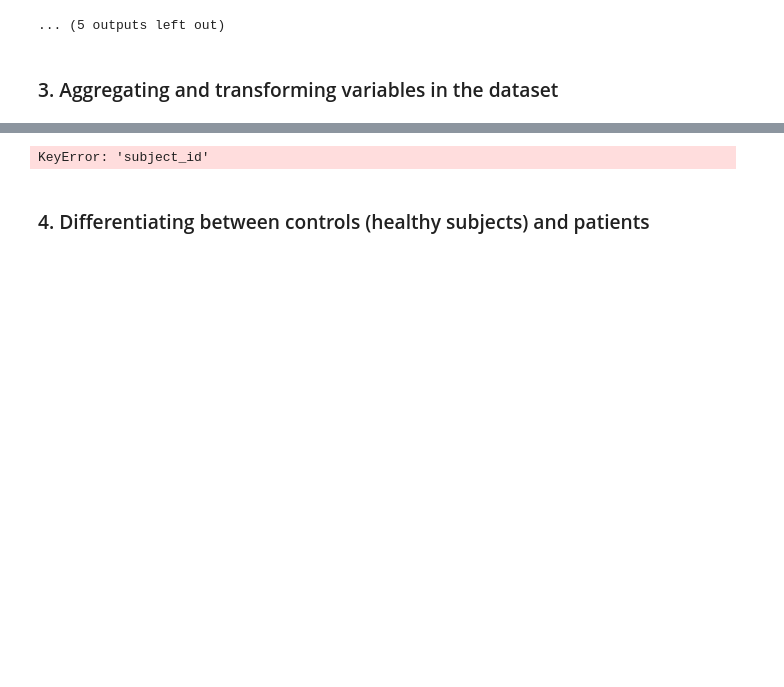
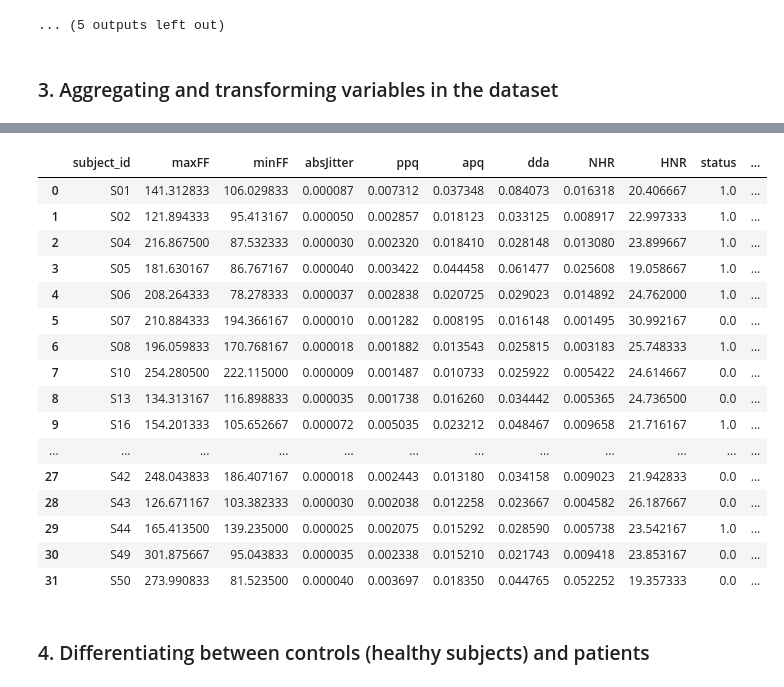
Before and after one commit to eliassanz01/LABSP, a Jupyter notebook: Collaborative coding.ipynb, the cells around one changed output, grey strips where cells are left out. Cells and saved outputs as stored; diff of their text form; code cells hidden in the pictures; blank space fills up the shorter version.

```diff
--- a/Collaborative coding.ipynb
+++ b/Collaborative coding.ipynb
@@ -232,3 +232,12 @@ max    592.030000  239.170000    0.000260    0.019580    0.137780    0.169420
 ... (5 outputs left out)
 # %% [markdown]
 ### 3. Aggregating and transforming variables in the dataset
+# %%
+cleaned_df['status'] = pd.to_numeric(cleaned_df['status'], errors='coerce')
+aux = cleaned_df.name.str.split('_',expand=True)
+aux.columns = ['phon','R','subject_id','trial']
+cleaned_df['subject_id'] = aux.subject_id
+cleaned_df['trial'] = aux.trial
+cleaned_df.drop(cleaned_df.columns[[0]], axis=1, inplace=True)
+new_df=cleaned_df
+new_df.head(5)
@@ -235,8 +251,27 @@ max    592.030000  239.170000    0.000260    0.019580    0.137780    0.169420
+# %%
+transformed_df=new_df
 # %%
 gv="subject_id"
-averaged_df=group_and_average(cleaned_df, gv)
+averaged_df=group_and_average(transformed_df, gv)
+averaged_df
 # %% [output]
-KeyError: 'subject_id'
+|  | subject_id | maxFF | minFF | absJitter | ppq | apq | dda | NHR | HNR | status | ... |
+| 0 | S01 | 141.312833 | 106.029833 | 0.000087 | 0.007312 | 0.037348 | 0.084073 | 0.016318 | 20.406667 | 1.0 | ... |
+| 1 | S02 | 121.894333 | 95.413167 | 0.000050 | 0.002857 | 0.018123 | 0.033125 | 0.008917 | 22.997333 | 1.0 | ... |
+| 2 | S04 | 216.867500 | 87.532333 | 0.000030 | 0.002320 | 0.018410 | 0.028148 | 0.013080 | 23.899667 | 1.0 | ... |
+| 3 | S05 | 181.630167 | 86.767167 | 0.000040 | 0.003422 | 0.044458 | 0.061477 | 0.025608 | 19.058667 | 1.0 | ... |
+| 4 | S06 | 208.264333 | 78.278333 | 0.000037 | 0.002838 | 0.020725 | 0.029023 | 0.014892 | 24.762000 | 1.0 | ... |
+| 5 | S07 | 210.884333 | 194.366167 | 0.000010 | 0.001282 | 0.008195 | 0.016148 | 0.001495 | 30.992167 | 0.0 | ... |
+| 6 | S08 | 196.059833 | 170.768167 | 0.000018 | 0.001882 | 0.013543 | 0.025815 | 0.003183 | 25.748333 | 1.0 | ... |
+| 7 | S10 | 254.280500 | 222.115000 | 0.000009 | 0.001487 | 0.010733 | 0.025922 | 0.005422 | 24.614667 | 0.0 | ... |
+| 8 | S13 | 134.313167 | 116.898833 | 0.000035 | 0.001738 | 0.016260 | 0.034442 | 0.005365 | 24.736500 | 0.0 | ... |
+| 9 | S16 | 154.201333 | 105.652667 | 0.000072 | 0.005035 | 0.023212 | 0.048467 | 0.009658 | 21.716167 | 1.0 | ... |
+| ... | ... | ... | ... | ... | ... | ... | ... | ... | ... | ... | ... |
+| 27 | S42 | 248.043833 | 186.407167 | 0.000018 | 0.002443 | 0.013180 | 0.034158 | 0.009023 | 21.942833 | 0.0 | ... |
+| 28 | S43 | 126.671167 | 103.382333 | 0.000030 | 0.002038 | 0.012258 | 0.023667 | 0.004582 | 26.187667 | 0.0 | ... |
+| 29 | S44 | 165.413500 | 139.235000 | 0.000025 | 0.002075 | 0.015292 | 0.028590 | 0.005738 | 23.542167 | 1.0 | ... |
+| 30 | S49 | 301.875667 | 95.043833 | 0.000035 | 0.002338 | 0.015210 | 0.021743 | 0.009418 | 23.853167 | 0.0 | ... |
+| 31 | S50 | 273.990833 | 81.523500 | 0.000040 | 0.003697 | 0.018350 | 0.044765 | 0.052252 | 19.357333 | 0.0 | ... |
 # %% [markdown]
 ### 4. Differentiating between controls (healthy subjects) and patients
 # %%
```
Also changed, not shown: parts of 12 cells of this notebook, 1 other file.
